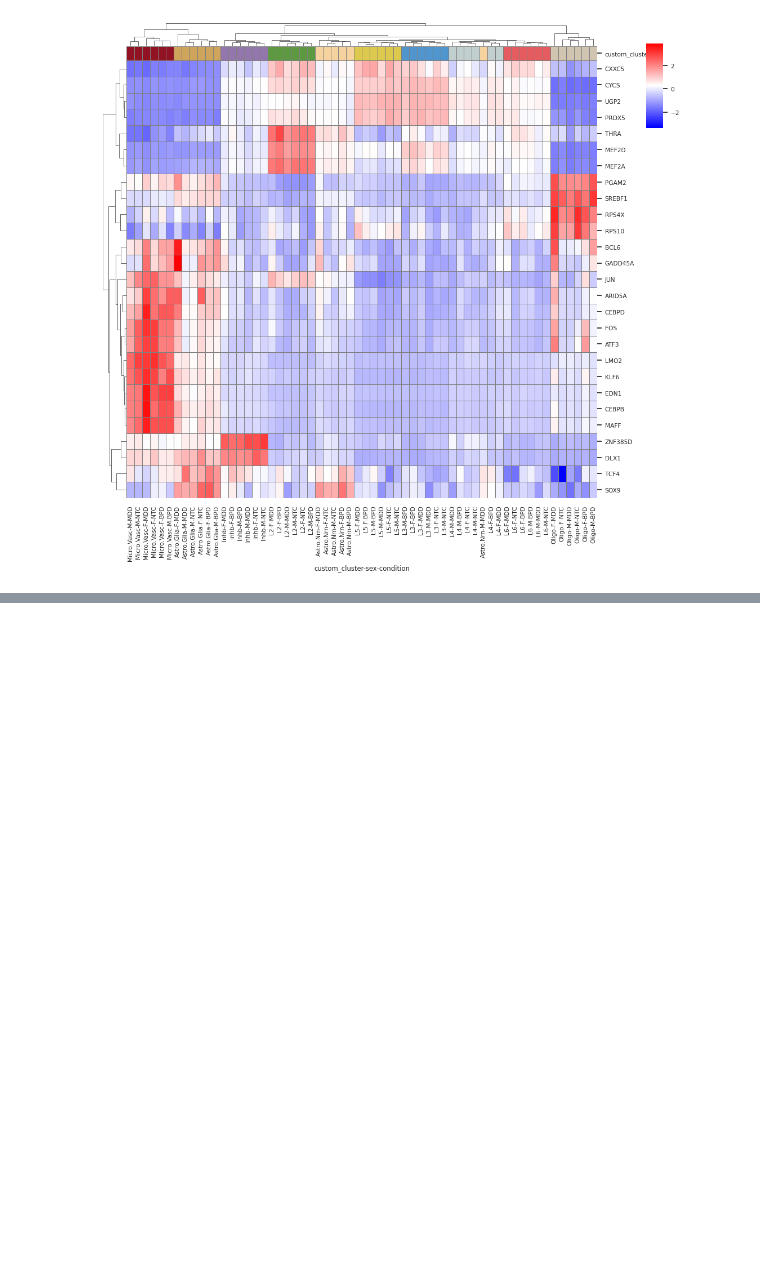
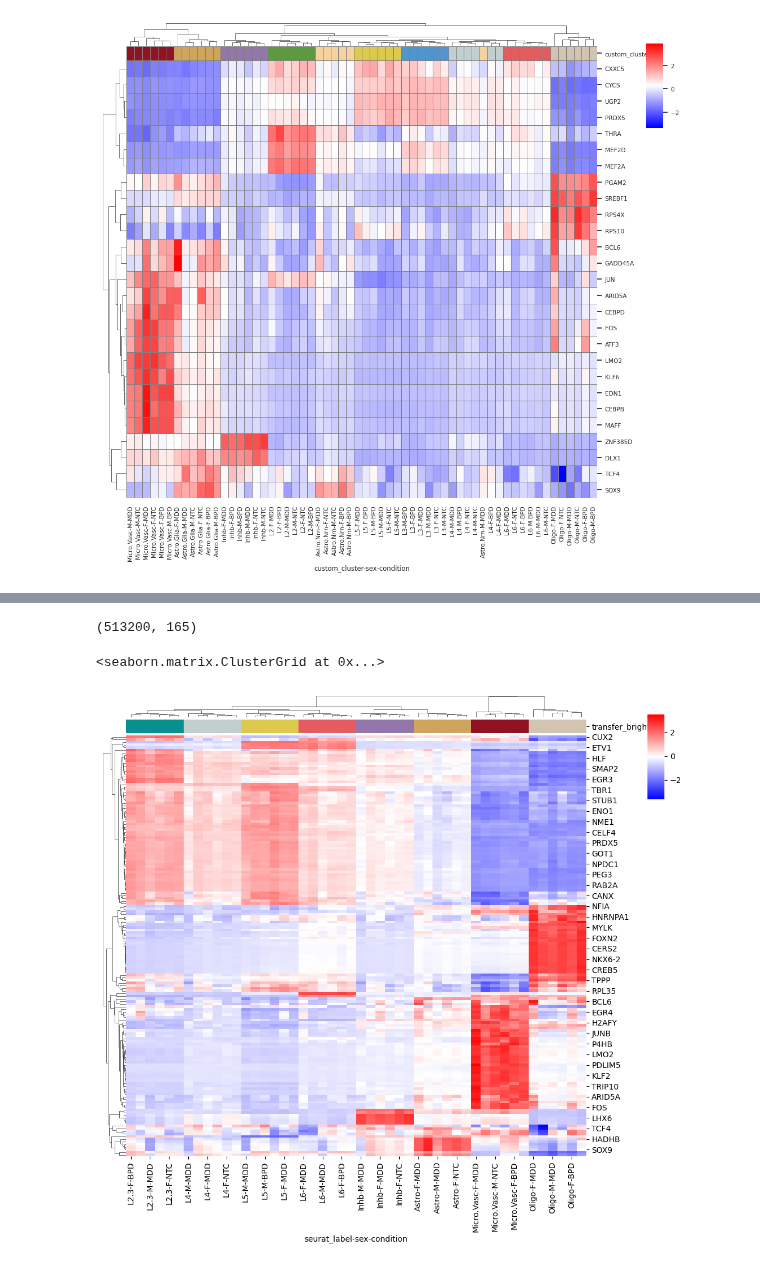
Before and after one commit to LieberInstitute/spatialDLPFC_mdd_bpd, a Jupyter notebook: code/09_SCENIC/05_explore-AUCell_output.ipynb, the cells around one changed output, grey strips where cells are left out. Cells and saved outputs as stored; diff of their text form; code cells hidden in the pictures; blank space fills up the shorter version.

```diff
--- a/code/09_SCENIC/05_explore-AUCell_output.ipynb
+++ b/code/09_SCENIC/05_explore-AUCell_output.ipynb
@@ -320,0 +322,49 @@ sns.clustermap(df_means[tfDEGs].T, z_score='row', col_colors=row_colors, dendrog
+# %%
+def extract_aucell(cluster):
+    lf = lp.connect(MODULE_PATH+"spe-n119_seurat-label-"+cluster+"_13844-genes_no-lowUMI_logcounts_modules-AUCell-fixed-thold-05.loom", mode='r+', validate=False)
+    auc_mtx = pd.DataFrame(lf.ca.RegulonsAUC, index=lf.ca.CellID)
+    cell_mtx = pd.DataFrame({"seurat_label": lf.ca.seurat_label, "smoothed_k9_1663": lf.ca.smoothed_k9_1663, #"custom_cluster": cluster,
+                             "sex": lf.ca.sex, "condition": lf.ca.condition, "nGene": lf.ca.nGene, "nUMI": lf.ca.nUMI}, index=lf.ca.CellID)
+    lf.close()
+
+    signature_column_names = list(auc_mtx.select_dtypes('number').columns)
+    signature_column_names = list(map(lambda s: s[12:], signature_column_names))
+    auc_mtx.columns = signature_column_names
+
+    return auc_mtx, cell_mtx
+# %%
+auc_mv, cell_mv = extract_aucell("Micro.Vasc")
+auc_ast, cell_ast = extract_aucell("Astro")
+auc_l23, cell_l23 = extract_aucell("L2.3")
+#auc_agl, cell_agl = extract_aucell("custom-cluster-", "Astro.Glia")
+#auc_anr, cell_anr = extract_aucell("custom-cluster-", "Astro.Nrn")
+#auc_l2, cell_l2 = extract_aucell("custom-cluster-", "L2")
+#auc_l3, cell_l3 = extract_aucell("custom-cluster-", "L3")
+auc_l4, cell_l4 = extract_aucell("L4")
+auc_inh, cell_inh = extract_aucell("Inhb")
+auc_l5, cell_l5 = extract_aucell("L5")
+auc_l6, cell_l6 = extract_aucell("L6")
+auc_wm, cell_wm = extract_aucell("Oligo")
+# %%
+auc_05 = pd.concat([auc_mv, auc_ast, auc_l23, #auc_agl, auc_anr, auc_l2, auc_l3,
+                     auc_l4, auc_inh, auc_l5, auc_l6, auc_wm])
+cell_05 = pd.concat([cell_mv, cell_ast, cell_l23, #cell_agl, cell_anr, cell_l2, cell_l3,
+                      cell_l4, cell_inh, cell_l5, cell_l6, cell_wm])
+joined_05 = pd.concat([auc_05, cell_05], axis=1)
+joined_05.shape
+# %% [output]
+(513200, 165)
+# %%
+df_scores = joined_05[list(auc_05.select_dtypes('number').columns)+['seurat_label','sex','condition']]
+df_means = df_scores.groupby(by=['seurat_label','sex','condition']).mean()
+
+colors_df = pd.DataFrame(index=df_means.index)
+colors_df['transfer_bright'] = [x[0] for x in df_means.index]
+row_colors = colors_df['transfer_bright'].map(transfer_bright)
+
+sns.clustermap(df_means.T, z_score='row', col_colors=row_colors, dendrogram_ratio=.05,
+               cmap='bwr',
+              cbar_pos=(0.98, 0.8, 0.03, 0.15))
+# %% [output]
+<seaborn.matrix.ClusterGrid at 0x...>
+[figure, added]
```
Also changed, not shown: parts of 17 cells of this notebook, 2 other files.
